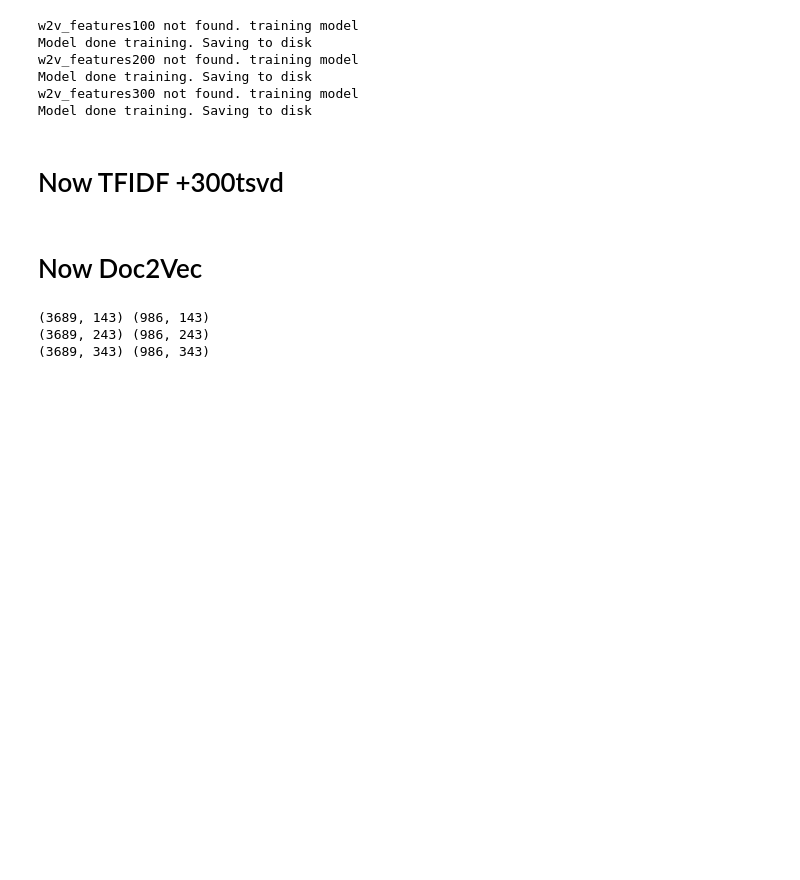
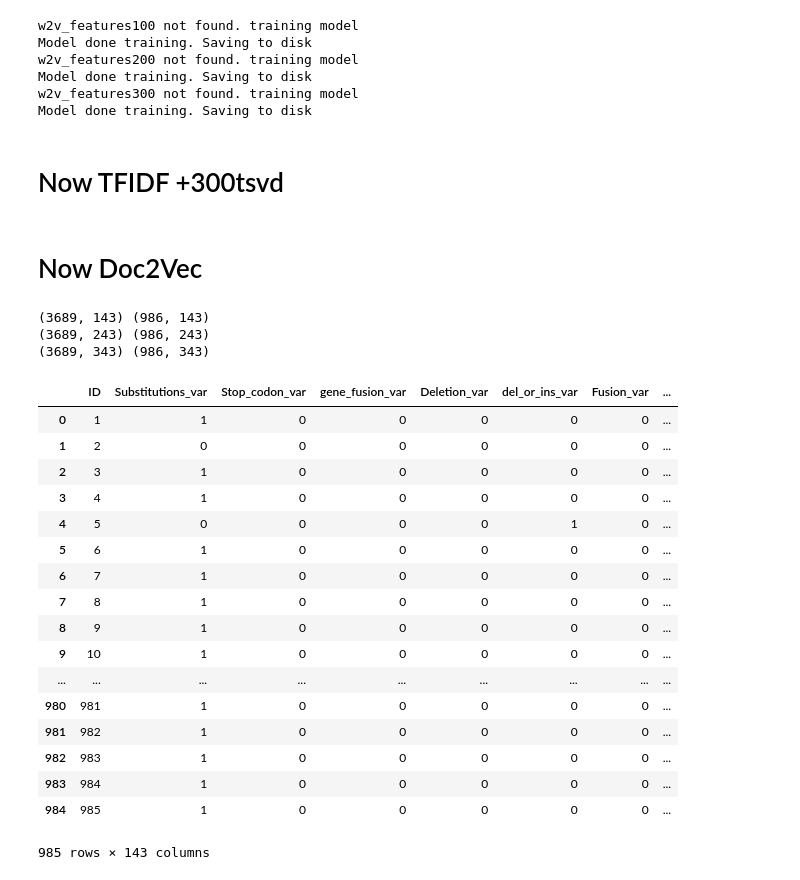
Before and after one commit to Sorelz/Kaggle_MSK, a Jupyter notebook: Window/w_Pre_Processing_2.ipynb, the cells around one changed output. Drawn from its saved outputs; the diff is of its cells as text; code cells hidden in the pictures; blank space fills up the shorter version.

```diff
--- a/Window/w_Pre_Processing_2.ipynb
+++ b/Window/w_Pre_Processing_2.ipynb
@@ -149,8 +149,8 @@ for name in w2v:
 train_w2v={}
 test_w2v={}
 for name in w2v:
-    train_w2v[name]=pd.merge(train_cl,df_embedding_tr[name],on="ID")
-    test_w2v[name]=pd.merge(test_cl,df_embedding_te[name],on="ID")
+    train_w2v[name]=pd.concat((train_cl,df_embedding_tr[name]),axis=1)
+    test_w2v[name]=pd.concat((test_cl,df_embedding_te[name]),axis=1)
 # %%
 for name in w2v:
     train_w2v[name].to_csv("checkpoints_databases/w_working_train_"+name+".csv",index=False)
@@ -258,3 +258,24 @@ for name in X_train_d2v:
 (3689, 143) (986, 143)
 (3689, 243) (986, 243)
 (3689, 343) (986, 343)
+# %%
+test_w2v["w2v_100"]
+# %% [output]
+|  | ID | Substitutions_var | Stop_codon_var | gene_fusion_var | Deletion_var | del_or_ins_var | Fusion_var | ... |
+| 0 | 1 | 1 | 0 | 0 | 0 | 0 | 0 | ... |
+| 1 | 2 | 0 | 0 | 0 | 0 | 0 | 0 | ... |
+| 2 | 3 | 1 | 0 | 0 | 0 | 0 | 0 | ... |
+| 3 | 4 | 1 | 0 | 0 | 0 | 0 | 0 | ... |
+| 4 | 5 | 0 | 0 | 0 | 0 | 1 | 0 | ... |
+| 5 | 6 | 1 | 0 | 0 | 0 | 0 | 0 | ... |
+| 6 | 7 | 1 | 0 | 0 | 0 | 0 | 0 | ... |
+| 7 | 8 | 1 | 0 | 0 | 0 | 0 | 0 | ... |
+| 8 | 9 | 1 | 0 | 0 | 0 | 0 | 0 | ... |
+| 9 | 10 | 1 | 0 | 0 | 0 | 0 | 0 | ... |
+| ... | ... | ... | ... | ... | ... | ... | ... | ... |
+| 980 | 981 | 1 | 0 | 0 | 0 | 0 | 0 | ... |
+| 981 | 982 | 1 | 0 | 0 | 0 | 0 | 0 | ... |
+| 982 | 983 | 1 | 0 | 0 | 0 | 0 | 0 | ... |
+| 983 | 984 | 1 | 0 | 0 | 0 | 0 | 0 | ... |
+| 984 | 985 | 1 | 0 | 0 | 0 | 0 | 0 | ... |
+985 rows × 143 columns
```
Also changed, not shown: 7 other files.
